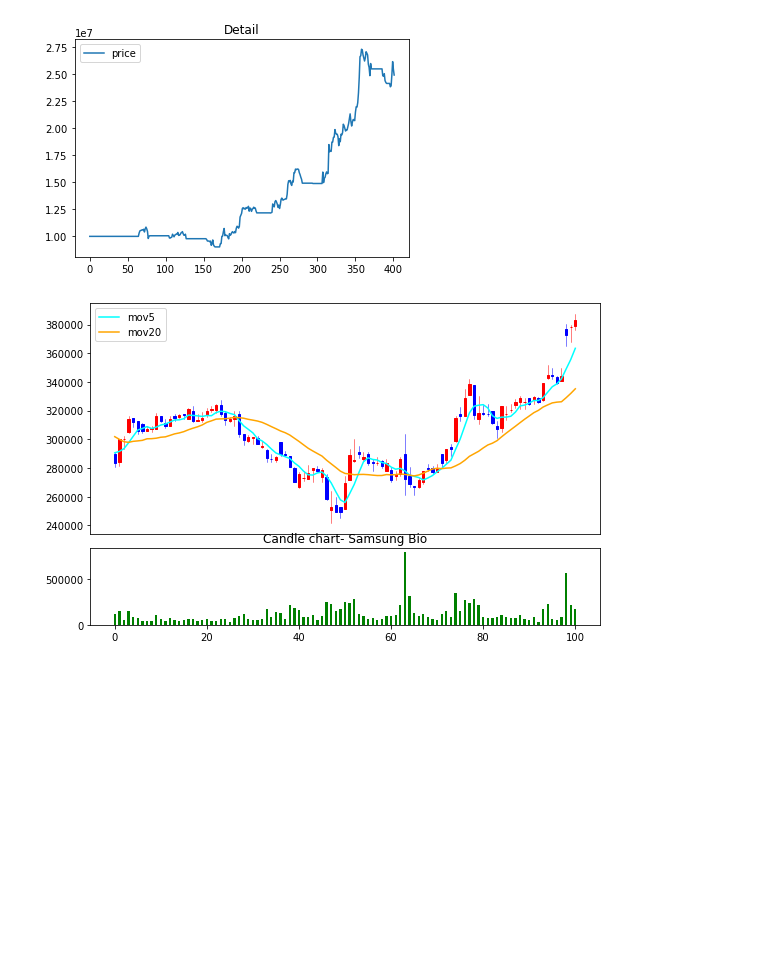
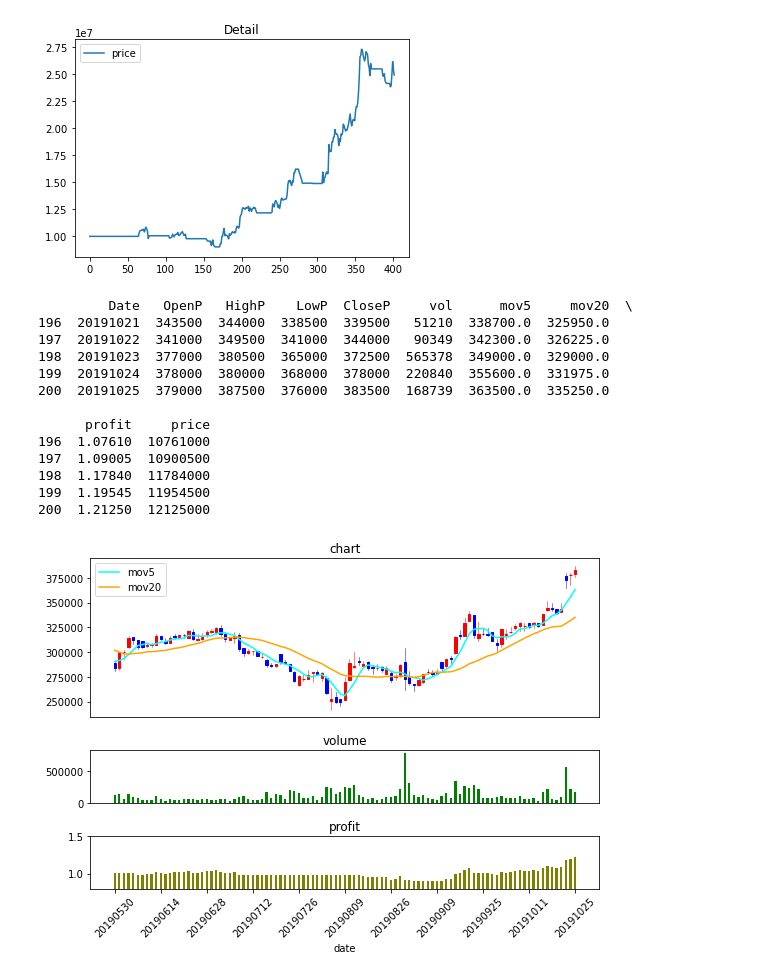
Before and after one commit to MagnaPax/automated_trading, a Jupyter notebook: SAMBA/stockAna.ipynb, the cells around one changed output. Drawn from its saved outputs; the diff is of its cells as text; code cells hidden in the pictures; blank space fills up the shorter version.

```diff
--- a/SAMBA/stockAna.ipynb
+++ b/SAMBA/stockAna.ipynb
@@ -243,28 +265,59 @@ from mpl_finance import candlestick_ohlc
 import matplotlib.gridspec as gridspec
 # %%
 # 그래프 베이스 준비
-fig = plt.figure(figsize=(8,5))
+fig = plt.figure(figsize=(8,6))
 fig.set_facecolor('w')
-gs=gridspec.GridSpec(2,1,height_ratios=[3,1])
+gs=gridspec.GridSpec(3,1,height_ratios=[3,1,1])
 axes=[]
 axes.append(plt.subplot(gs[0]))
-axes.append(plt.subplot(gs[1], sharex=axes[0]))
-axes[0].get_xaxis().set_visible(False)
+axes.append(plt.subplot(gs[1],sharex=axes[0]))
+axes.append(plt.subplot(gs[2],sharex=axes[1]))
+
 # 데이터 준비
-cdf=df.loc[100:200,['OpenP','HighP','LowP','CloseP','vol','mov5','mov20']]
-# 캔들 차트 그리기
+cdf=df.loc[100:200,['Date','OpenP','HighP','LowP','CloseP','vol','mov5','mov20','profit','price']]
+print(cdf.tail())
+#캔들 차트 그리기
 x=np.arange(len(cdf.index))
 ohlc=cdf[['OpenP','HighP','LowP','CloseP']].astype(int).values
-ohlc=np.hstack((np.reshape(x,(-1,1)),ohlc))
-#주가차트 작성
-candlestick_ohlc(axes[0],ohlc,width=0.5,colorup='r',colordown='b')
-axes[0].plot(x,cdf['mov5'], color='cyan', label="mov5")
-axes[0].plot(x,cdf['mov20'], color='orange', label="mov20")
-#거래량 차트 작성
+dohlc=np.hstack((np.reshape(x,(-1,1)),ohlc))
+# 주가차트 작성
+candlestick_ohlc(axes[0],dohlc,width=0.5,colorup='r',colordown='b')
+axes[0].plot(x,cdf['mov5'], color='cyan',label="mov5")
+axes[0].plot(x,cdf['mov20'],color='orange',label="mov20")
+# 거래량 차트 작성
 axes[1].bar(x,cdf['vol'],color='g',width=0.5,align='center')
+axes[2].bar(x,cdf['profit'],color='olive',width=0.5,align='center')
+axes[2].set_ylim([0.8,1.5])
+
+axes[2].set_xlabel('date')
+
+axes[0].get_xaxis().set_visible(False)
+axes[1].get_xaxis().set_visible(False)
+#axes[1].set_xticklabels([])
+axes[0].set_title('chart')
+axes[1].set_title('volume')
+axes[2].set_title('profit')
+#####
+plt.xticks(np.arange(min(x), max(x)+1, step=10),
+           [x for x in cdf['Date'][::10]],
+           rotation=45)
+#####
 plt.tight_layout()
-plt.title('Candle chart- Samsung Bio')
+#plt.title('Candle chart- Samsung bio')
 axes[0].legend()
 plt.show()
 # %% [output]
+         Date   OpenP   HighP    LowP  CloseP     vol      mov5     mov20  \
+196  20191021  343500  344000  338500  339500   51210  338700.0  325950.0
+197  20191022  341000  349500  341000  344000   90349  342300.0  326225.0
+198  20191023  377000  380500  365000  372500  565378  349000.0  329000.0
+199  20191024  378000  380000  368000  378000  220840  355600.0  331975.0
+200  20191025  379000  387500  376000  383500  168739  363500.0  335250.0
+
+      profit     price
+196  1.07610  10761000
+197  1.09005  10900500
+198  1.17840  11784000
+199  1.19545  11954500
+200  1.21250  12125000
-[figure, old version]
+[figure, new version]
```
Also changed, not shown: parts of 3 cells of this notebook, 1 other file.
